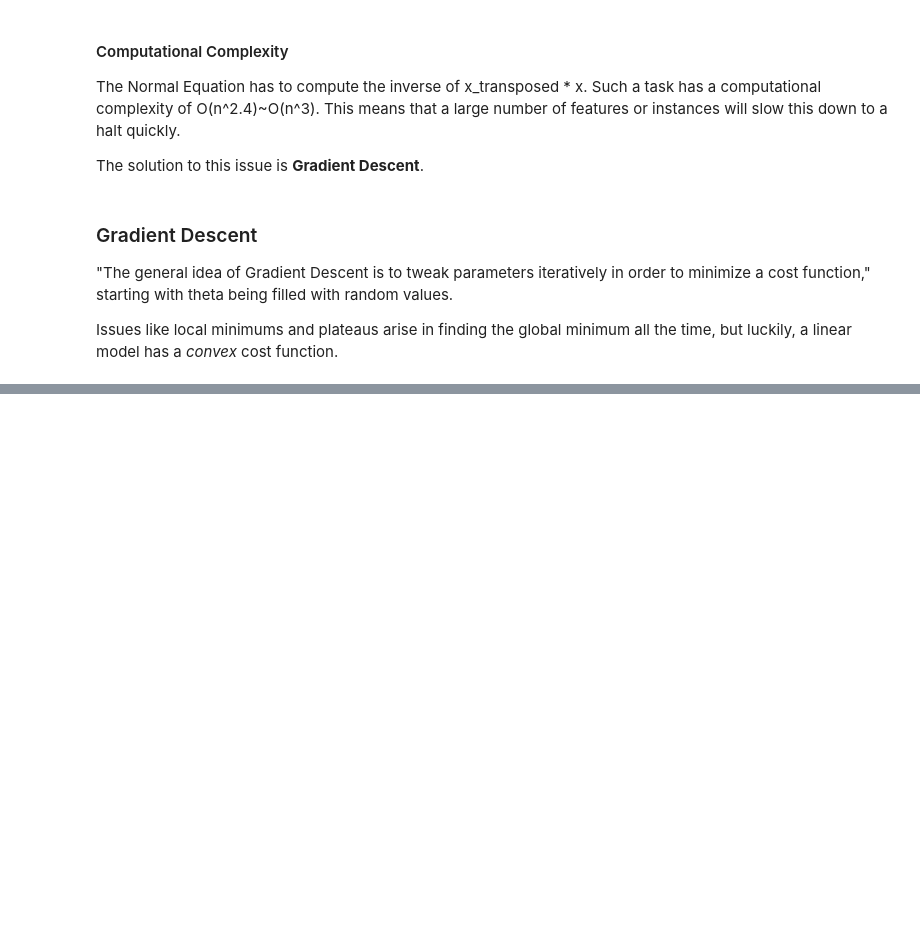
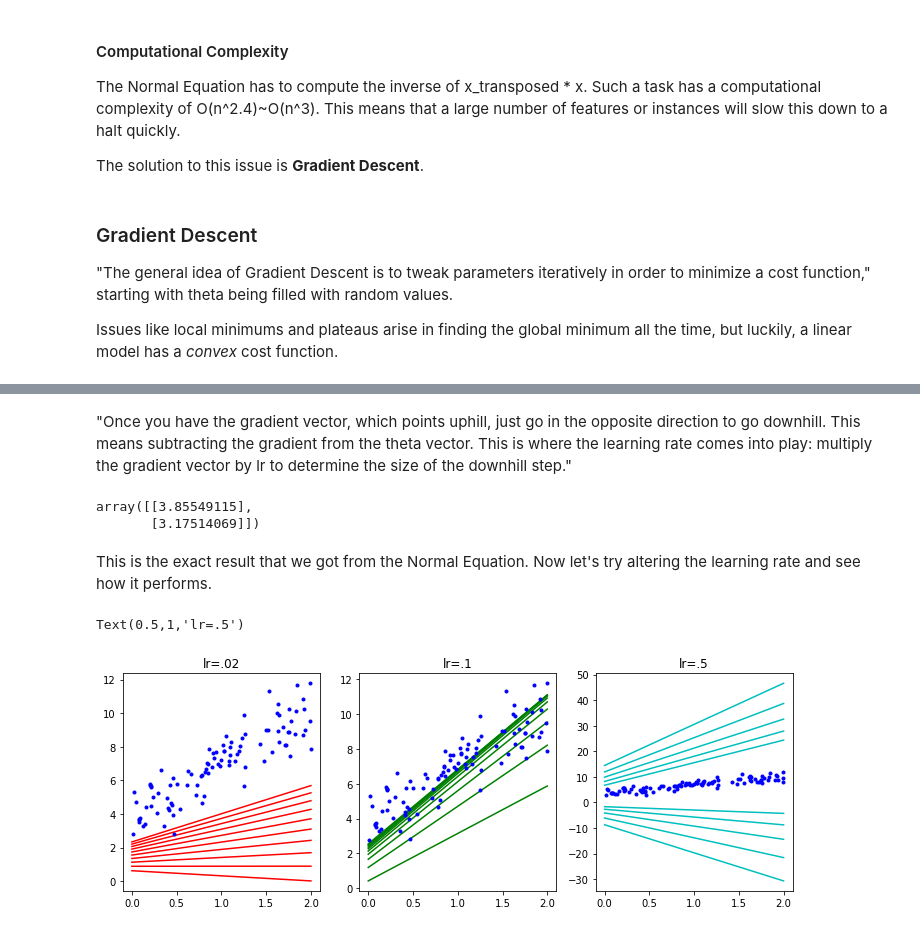
Before and after one commit to TimOgden/Sklearn-TF, a Jupyter notebook: 04_trainingModels/04_chapter.ipynb, the cells around one changed output, grey strips where cells are left out. Drawn from its saved outputs; the diff is of its cells as text; code cells hidden in the pictures; blank space fills up the shorter version.

```diff
--- a/04_trainingModels/04_chapter.ipynb
+++ b/04_trainingModels/04_chapter.ipynb
@@ -94,0 +105,49 @@ Issues like local minimums and plateaus arise in finding the global minimum all
+# %% [markdown]
+"Once you have the gradient vector, which points uphill, just go in the opposite direction to go downhill. This means subtracting the gradient from the theta vector. This is where the learning rate comes into play: multiply the gradient vector by lr to determine the size of the downhill step."
+# %%
+lr = .1
+n_iter = 1000
+m = 100
+
+theta = np.random.randn(2,1) # Random initialization
+for iteration in range(n_iter):
+    gradients = (2/m) * x_b.T.dot(x_b.dot(theta) - y)
+    theta = theta - lr * gradients
+theta
+# %% [output]
+array([[3.85549115],
+       [3.17514069]])
+# %% [markdown]
+This is the exact result that we got from the Normal Equation. Now let's try altering the learning rate and see how it performs.
+# %%
+def get_thetas(lr=.1):
+    theta = np.random.randn(2,1) # Random initialization
+    best_thetas = []
+    for iteration in range(10):
+        gradients = (2/m) * x_b.T.dot(x_b.dot(theta) - y)
+        theta = theta - lr * gradients
+        best_thetas.append(theta)
+    return best_thetas
+
+def plot_theta(theta, color='r-'):
+    x_new = np.array([[0],[2]])
+    x_new_b = np.c_[np.ones((2,1)), x_new]
+    y_predict = x_new_b.dot(theta)
+    plt.plot(x_new,y_predict,color)
+
+plt.figure(figsize=(12,4))
+plt.subplot(131)
+[plot_theta(theta, color='r-') for theta in get_thetas(lr=.02)]
+plt.plot(x,y, 'b.')
+plt.title('lr=.02')
+plt.subplot(132)
+[plot_theta(theta, color='g-') for theta in get_thetas(lr=.1)]
+plt.plot(x,y, 'b.')
+plt.title('lr=.1')
+plt.subplot(133)
+[plot_theta(theta, color='c-') for theta in get_thetas(lr=.5)]
+plt.plot(x,y, 'b.')
+plt.title('lr=.5')
+# %% [output]
+Text(0.5,1,'lr=.5')
+[figure, added]
```
Also changed, not shown: parts of 17 cells of this notebook.
